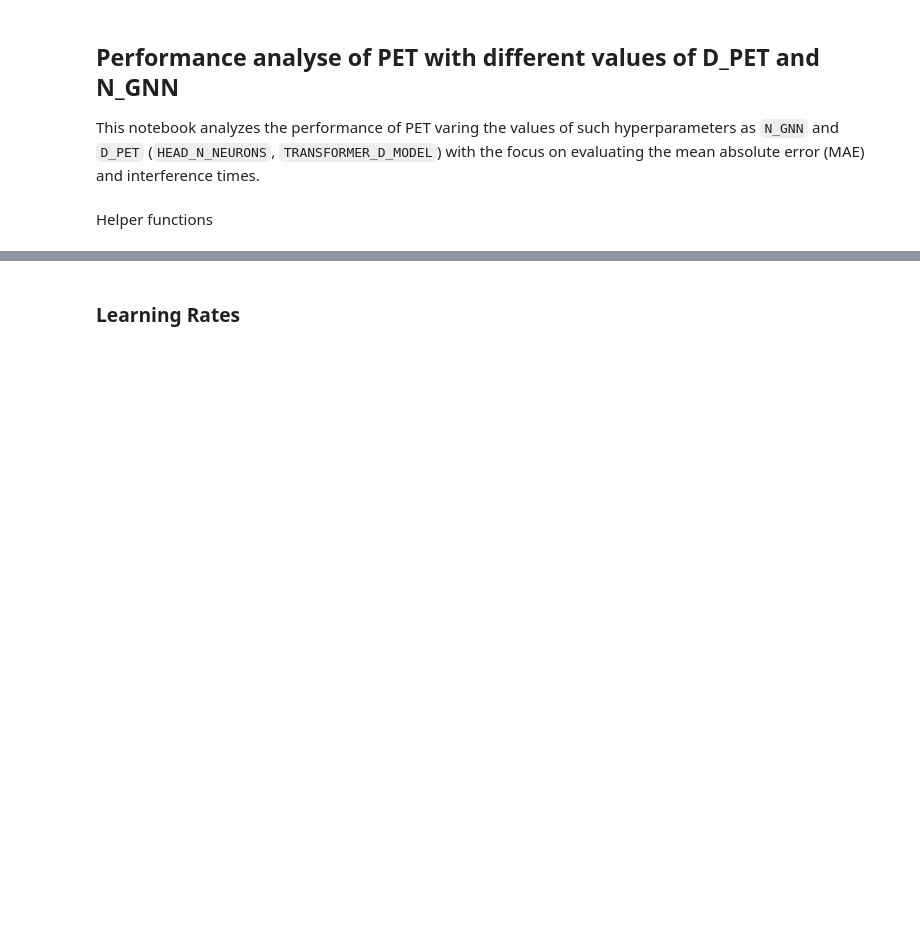
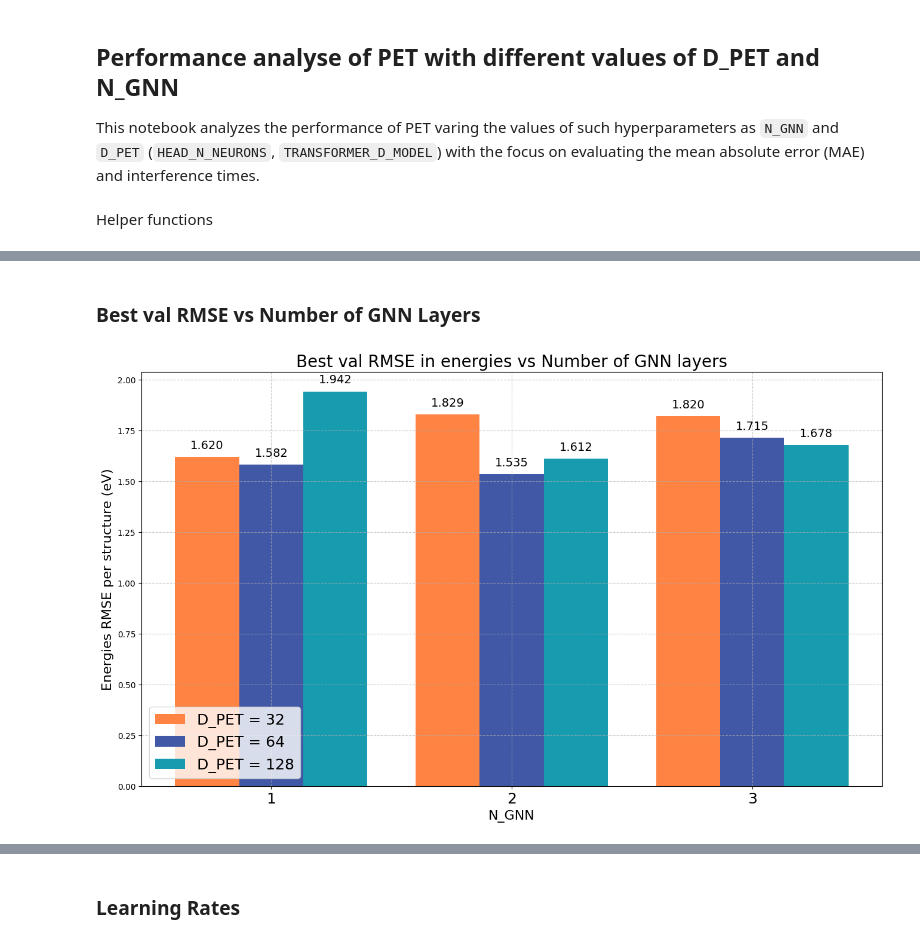
Before and after one commit to tulga-rdn/pet, a Jupyter notebook: plot_mae_nggn.ipynb, the cells around one changed output, grey strips where cells are left out. Drawn from its saved outputs; the diff is of its cells as text; code cells hidden in the pictures; blank space fills up the shorter version.

```diff
--- a/plot_mae_nggn.ipynb
+++ b/plot_mae_nggn.ipynb
@@ -49,0 +129,4 @@ def get_best_maes(folders, keys):
+# %%
+best_maes_32, best_rmse_32 = get_val_best_error(folders=folders_32, keys=N_GNNs)
+best_maes_64, best_rmse_64 = get_val_best_error(folders=folders_64, keys=N_GNNs)
+best_maes_128, best_rmse_128 = get_val_best_error(folders=folders_128, keys=N_GNNs)
@@ -133,0 +175,17 @@ plot(
+# %% [markdown]
+### Best val RMSE vs Number of GNN Layers
+# %%
+y_values_32 = list(best_rmse_32.values())
+y_values_64 = list(best_rmse_64.values())
+y_values_128 = list(best_rmse_128.values())
+
+plot_bars(
+    N_GNNs,
+    [y_values_32, y_values_64, y_values_128],
+    ['D_PET = 32', 'D_PET = 64', 'D_PET = 128'],
+    title="Best val RMSE in energies vs Number of GNN layers",
+    xlabel="N_GNN",
+    ylabel="Energies RMSE per structure (eV)",
+)
+# %% [output]
+[figure, added]
```
Also changed, not shown: parts of 29 cells of this notebook.
